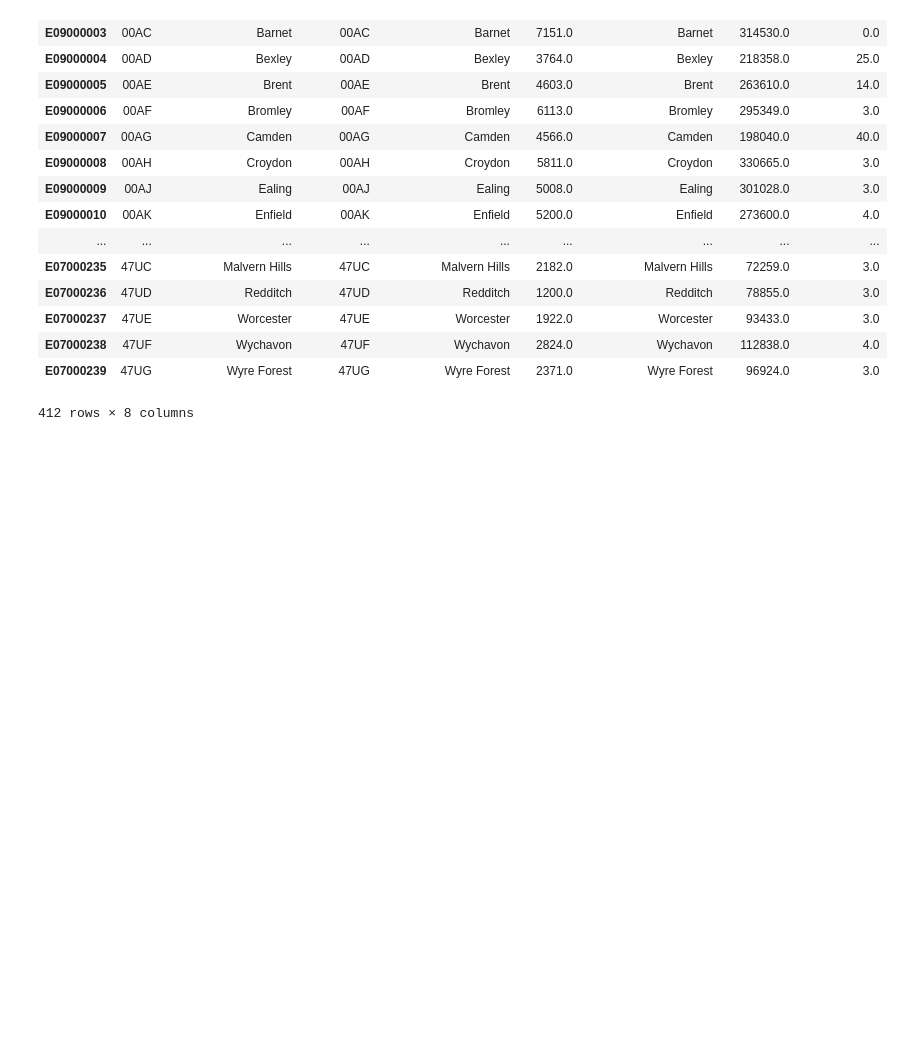
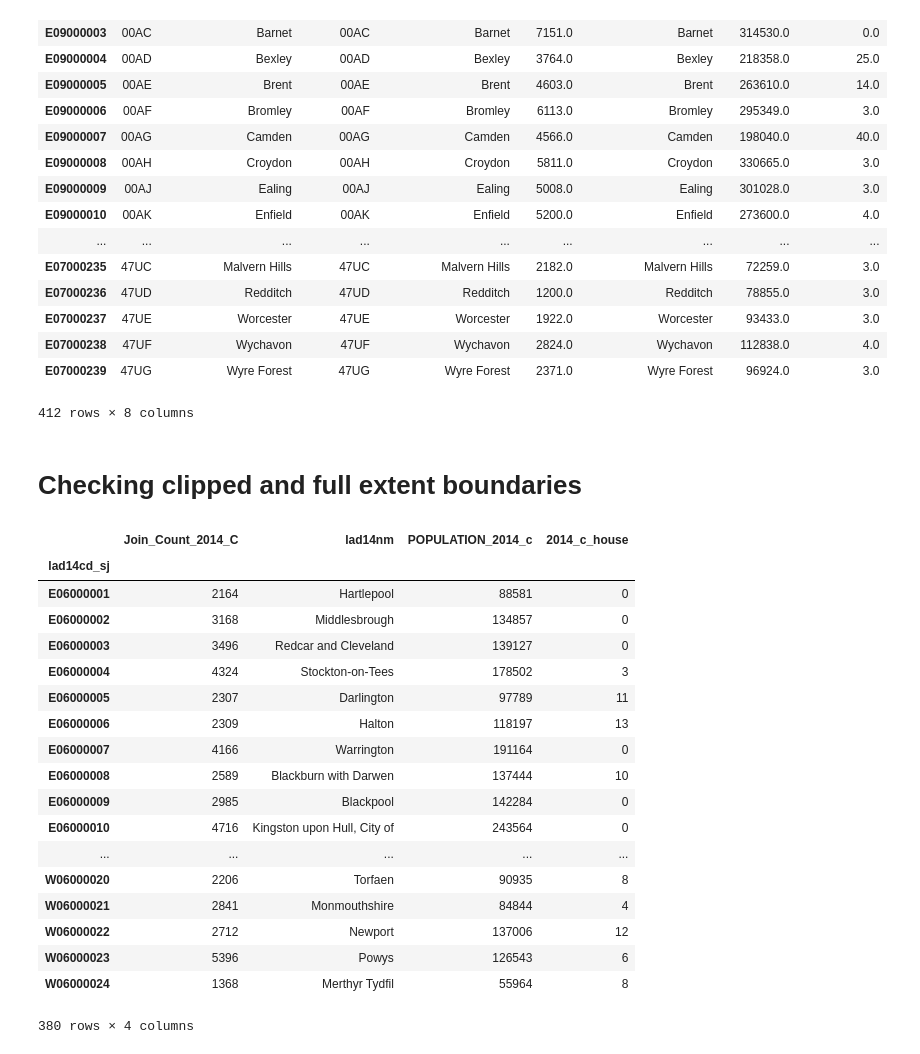
Before and after one commit to annalisasheehan/ICL_Diabetes, a Jupyter notebook: Checking_pchc_and-boundaries.ipynb, the cells around one changed output. Drawn from its saved outputs; the diff is of its cells as text; code cells hidden in the pictures; blank space fills up the shorter version.

```diff
--- a/Checking_pchc_and-boundaries.ipynb
+++ b/Checking_pchc_and-boundaries.ipynb
@@ -119,3 +119,5 @@ LADUA2001
 412 rows × 8 columns
 # %%
 LADUA2014.to_csv(r'/Users/annalisasheehan/Documents/Imperial-Diabetes/Spatial_join_00_14_v3.csv')
+# %% [markdown]
+# Checking clipped and full extent boundaries
@@ -121,0 +132,22 @@ LADUA2014.to_csv(r'/Users/annalisasheehan/Documents/Imperial-Diabetes/Spatial_jo
+# %%
+pchc2014
+# %% [output]
+|  | Join_Count_2014_C | lad14nm | POPULATION_2014_c | 2014_c_house |
+| lad14cd_sj |  |  |  |  |
+| E06000001 | 2164 | Hartlepool | 88581 | 0 |
+| E06000002 | 3168 | Middlesbrough | 134857 | 0 |
+| E06000003 | 3496 | Redcar and Cleveland | 139127 | 0 |
+| E06000004 | 4324 | Stockton-on-Tees | 178502 | 3 |
+| E06000005 | 2307 | Darlington | 97789 | 11 |
+| E06000006 | 2309 | Halton | 118197 | 13 |
+| E06000007 | 4166 | Warrington | 191164 | 0 |
+| E06000008 | 2589 | Blackburn with Darwen | 137444 | 10 |
+| E06000009 | 2985 | Blackpool | 142284 | 0 |
+| E06000010 | 4716 | Kingston upon Hull, City of | 243564 | 0 |
+| ... | ... | ... | ... | ... |
+| W06000020 | 2206 | Torfaen | 90935 | 8 |
+| W06000021 | 2841 | Monmouthshire | 84844 | 4 |
+| W06000022 | 2712 | Newport | 137006 | 12 |
+| W06000023 | 5396 | Powys | 126543 | 6 |
+| W06000024 | 1368 | Merthyr Tydfil | 55964 | 8 |
+380 rows × 4 columns
```
Also changed, not shown: parts of 6 cells of this notebook.
